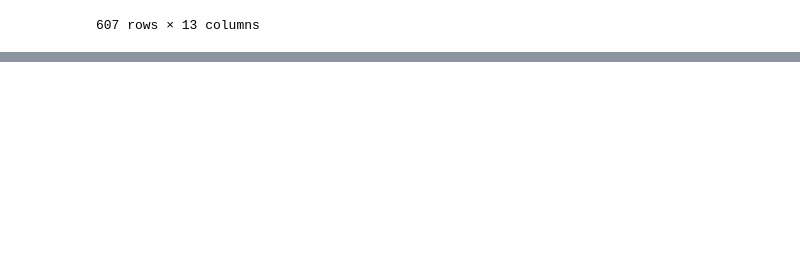
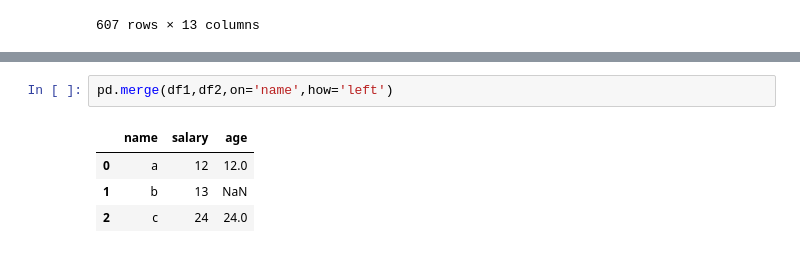
Before and after one commit to Durga130604/python_libraries_for_da-ds, a Jupyter notebook: pandas/missing_values.ipynb, the cells around one changed output, grey strips where cells are left out. Saved outputs shown, nothing was run; the diff lists cells and outputs as text; blank space fills up the shorter version.

```diff
--- a/pandas/missing_values.ipynb
+++ b/pandas/missing_values.ipynb
@@ -801,0 +818,7 @@ df
+# %%
+pd.merge(df1,df2,on='name',how='left')
+# %% [output]
+|  | name | salary | age |
+| 0 | a | 12 | 12.0 |
+| 1 | b | 13 | NaN |
+| 2 | c | 24 | 24.0 |
```
Also changed, not shown: parts of 8 cells of this notebook.
